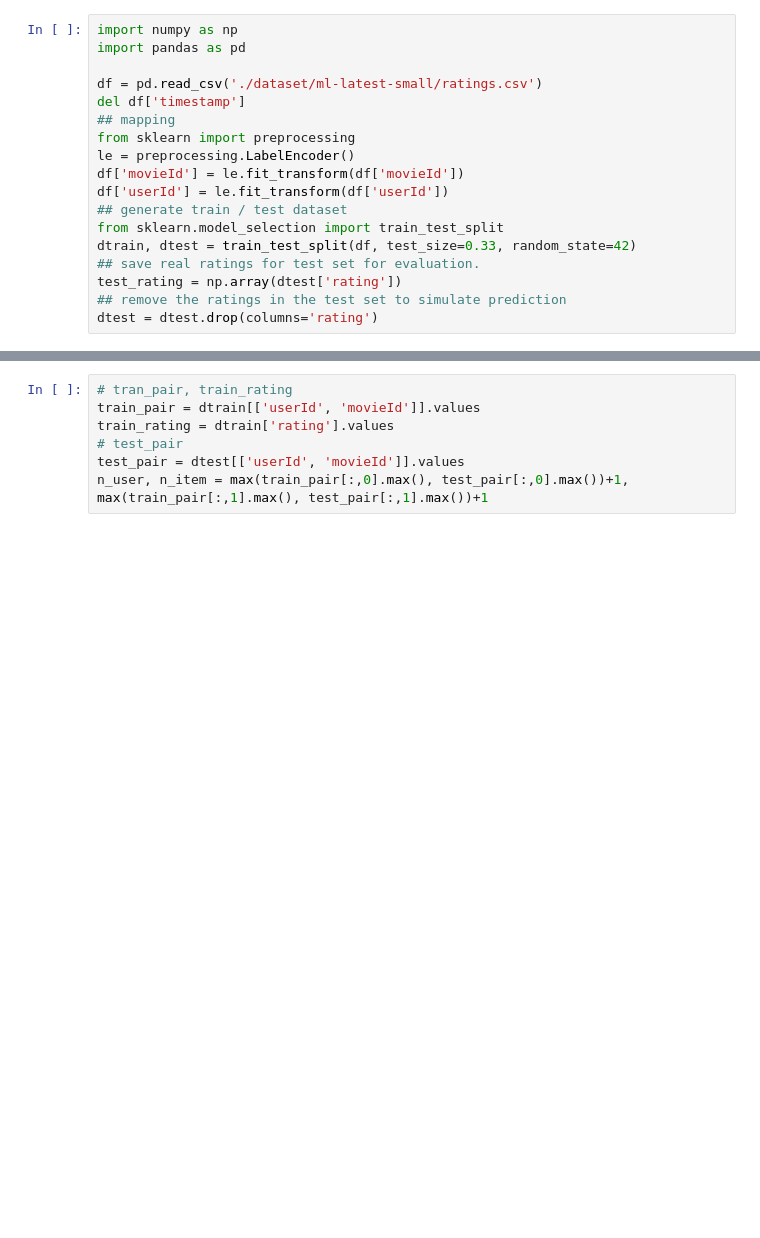
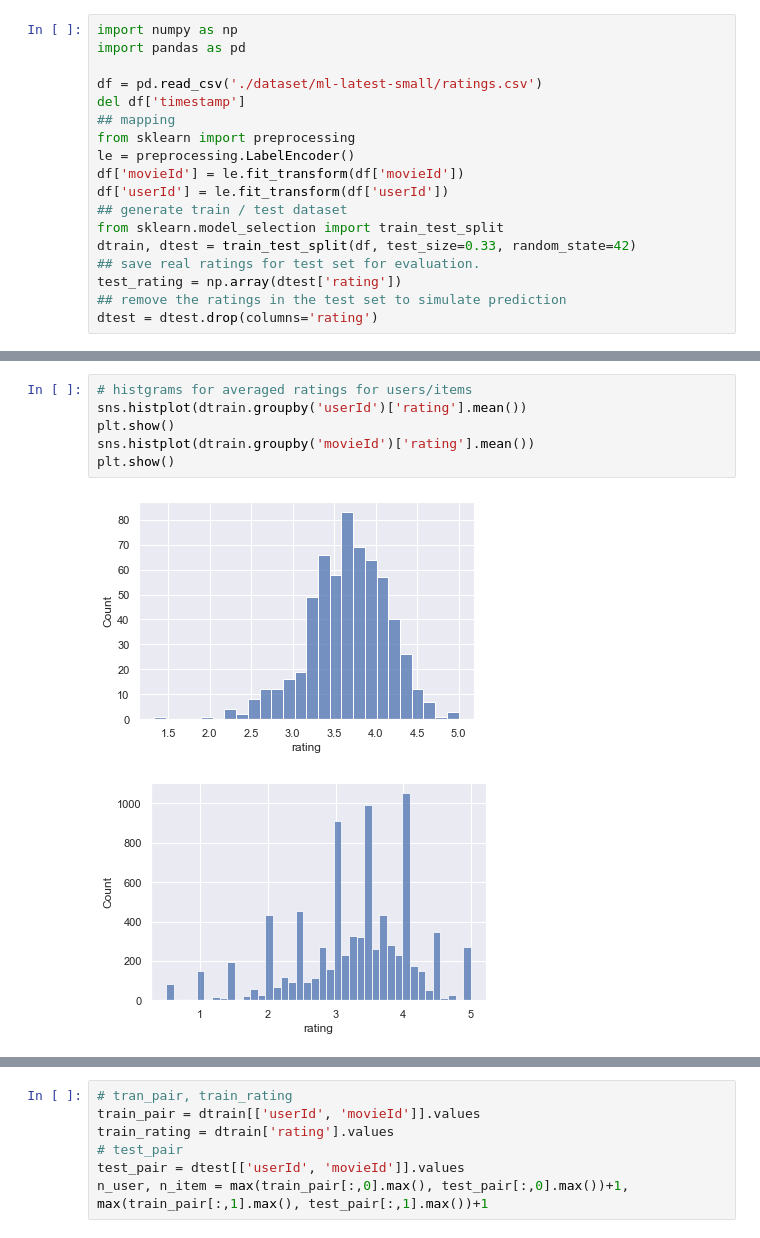
Before and after one commit to statmlben/CUHK-STAT3009, a Jupyter notebook: notebook7.ipynb, the cells around one changed output, grey strips where cells are left out. Drawn from its saved outputs; the diff is of its cells as text; blank space fills up the shorter version.

```diff
--- a/notebook7.ipynb
+++ b/notebook7.ipynb
@@ -186,0 +250,9 @@ dtest = dtest.drop(columns='rating')
+# %%
+# histgrams for averaged ratings for users/items
+sns.histplot(dtrain.groupby('userId')['rating'].mean())
+plt.show()
+sns.histplot(dtrain.groupby('movieId')['rating'].mean())
+plt.show()
+# %% [output]
+[figure, added]
+[figure, added]
```
Also changed, not shown: parts of 49 cells of this notebook, 4 other files.
